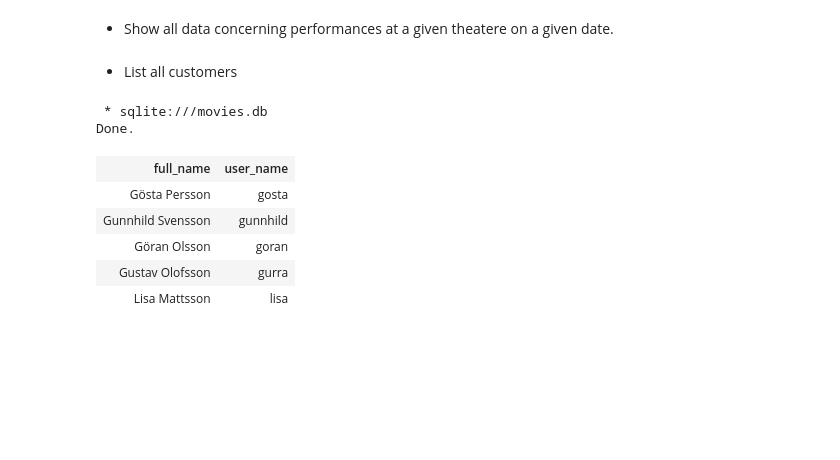
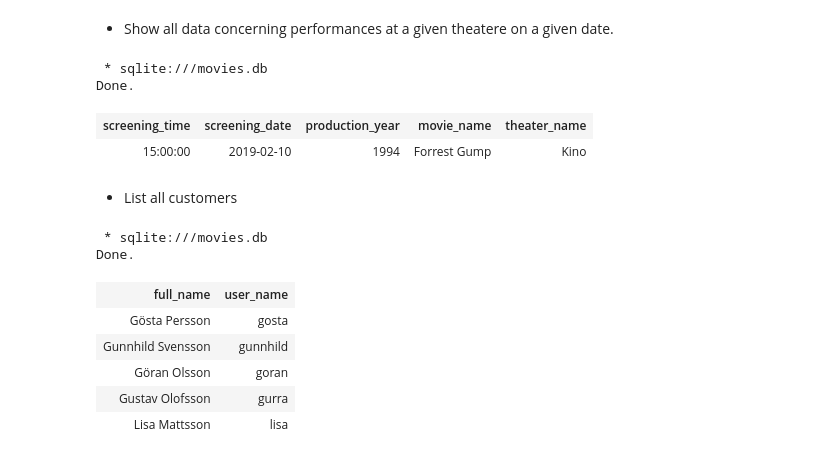
Before and after one commit to AzeyZ/EDAF752019, a Jupyter notebook: lab2-nb.ipynb, the cells around one changed output. Drawn from its saved outputs; the diff is of its cells as text; code cells hidden in the pictures; blank space fills up the shorter version.

```diff
--- a/lab2-nb.ipynb
+++ b/lab2-nb.ipynb
@@ -74,3 +67,13 @@ Done.
+# %%
+%%sql
+SELECT *
+FROM screenings
+WHERE theater_name = "Kino" AND screening_date = '2019-02-10'
+# %% [output]
+ * sqlite:///movies.db
+Done.
+| screening_time | screening_date | production_year | movie_name | theater_name |
+| 15:00:00 | 2019-02-10 | 1994 | Forrest Gump | Kino |
 # %% [markdown]
 + List all customers
 # %%
```
Also changed, not shown: parts of 15 cells of this notebook, 2 other files.
